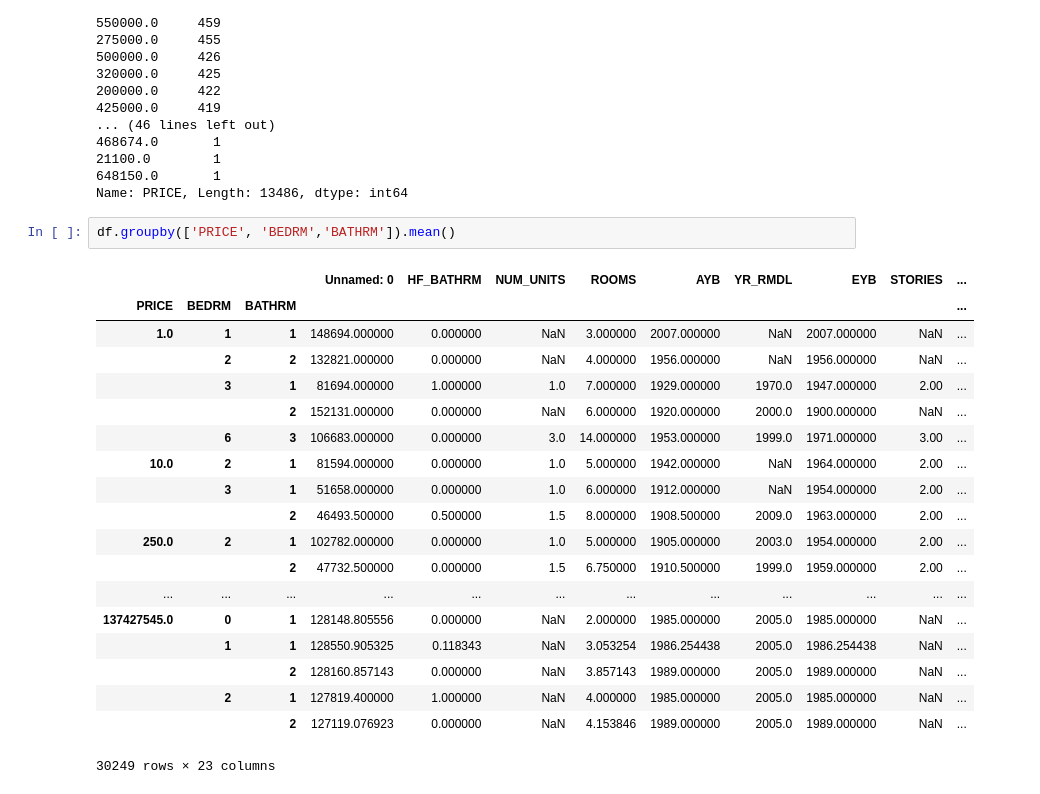
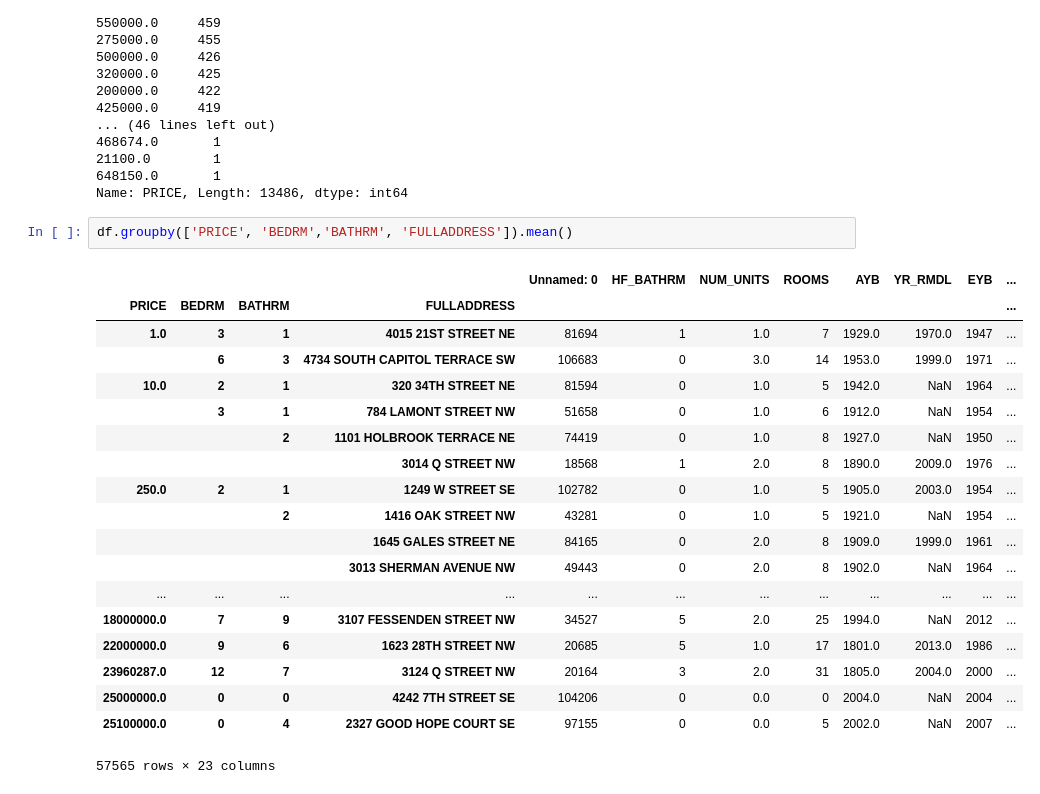
Before and after one commit to MehmetGithub/Dec2018DataBootcamp, a Jupyter notebook: Project1MD.ipynb, the cells around one changed output. Saved outputs shown, nothing was run; the diff lists cells and outputs as text.

```diff
--- a/Project1MD.ipynb
+++ b/Project1MD.ipynb
@@ -125,24 +125,24 @@ df['PRICE'].value_counts()
 648150.0       1
 Name: PRICE, Length: 13486, dtype: int64
 # %%
-df.groupby(['PRICE', 'BEDRM','BATHRM']).mean()
+df.groupby(['PRICE', 'BEDRM','BATHRM', 'FULLADDRESS']).mean()
 # %% [output]
-|  |  |  | Unnamed: 0 | HF_BATHRM | NUM_UNITS | ROOMS | AYB | YR_RMDL | EYB | STORIES | ... |
-| PRICE | BEDRM | BATHRM |  |  |  |  |  |  |  |  | ... |
-| 1.0 | 1 | 1 | 148694.000000 | 0.000000 | NaN | 3.000000 | 2007.000000 | NaN | 2007.000000 | NaN | ... |
-|  | 2 | 2 | 132821.000000 | 0.000000 | NaN | 4.000000 | 1956.000000 | NaN | 1956.000000 | NaN | ... |
-|  | 3 | 1 | 81694.000000 | 1.000000 | 1.0 | 7.000000 | 1929.000000 | 1970.0 | 1947.000000 | 2.00 | ... |
-|  |  | 2 | 152131.000000 | 0.000000 | NaN | 6.000000 | 1920.000000 | 2000.0 | 1900.000000 | NaN | ... |
-|  | 6 | 3 | 106683.000000 | 0.000000 | 3.0 | 14.000000 | 1953.000000 | 1999.0 | 1971.000000 | 3.00 | ... |
-| 10.0 | 2 | 1 | 81594.000000 | 0.000000 | 1.0 | 5.000000 | 1942.000000 | NaN | 1964.000000 | 2.00 | ... |
-|  | 3 | 1 | 51658.000000 | 0.000000 | 1.0 | 6.000000 | 1912.000000 | NaN | 1954.000000 | 2.00 | ... |
-|  |  | 2 | 46493.500000 | 0.500000 | 1.5 | 8.000000 | 1908.500000 | 2009.0 | 1963.000000 | 2.00 | ... |
-| 250.0 | 2 | 1 | 102782.000000 | 0.000000 | 1.0 | 5.000000 | 1905.000000 | 2003.0 | 1954.000000 | 2.00 | ... |
-|  |  | 2 | 47732.500000 | 0.000000 | 1.5 | 6.750000 | 1910.500000 | 1999.0 | 1959.000000 | 2.00 | ... |
+|  |  |  |  | Unnamed: 0 | HF_BATHRM | NUM_UNITS | ROOMS | AYB | YR_RMDL | EYB | ... |
+| PRICE | BEDRM | BATHRM | FULLADDRESS |  |  |  |  |  |  |  | ... |
+| 1.0 | 3 | 1 | 4015 21ST STREET NE | 81694 | 1 | 1.0 | 7 | 1929.0 | 1970.0 | 1947 | ... |
+|  | 6 | 3 | 4734 SOUTH CAPITOL TERRACE SW | 106683 | 0 | 3.0 | 14 | 1953.0 | 1999.0 | 1971 | ... |
+| 10.0 | 2 | 1 | 320 34TH STREET NE | 81594 | 0 | 1.0 | 5 | 1942.0 | NaN | 1964 | ... |
+|  | 3 | 1 | 784 LAMONT STREET NW | 51658 | 0 | 1.0 | 6 | 1912.0 | NaN | 1954 | ... |
+|  |  | 2 | 1101 HOLBROOK TERRACE NE | 74419 | 0 | 1.0 | 8 | 1927.0 | NaN | 1950 | ... |
+|  |  |  | 3014 Q STREET NW | 18568 | 1 | 2.0 | 8 | 1890.0 | 2009.0 | 1976 | ... |
+| 250.0 | 2 | 1 | 1249 W STREET SE | 102782 | 0 | 1.0 | 5 | 1905.0 | 2003.0 | 1954 | ... |
+|  |  | 2 | 1416 OAK STREET NW | 43281 | 0 | 1.0 | 5 | 1921.0 | NaN | 1954 | ... |
+|  |  |  | 1645 GALES STREET NE | 84165 | 0 | 2.0 | 8 | 1909.0 | 1999.0 | 1961 | ... |
+|  |  |  | 3013 SHERMAN AVENUE NW | 49443 | 0 | 2.0 | 8 | 1902.0 | NaN | 1964 | ... |
 | ... | ... | ... | ... | ... | ... | ... | ... | ... | ... | ... | ... |
-| 137427545.0 | 0 | 1 | 128148.805556 | 0.000000 | NaN | 2.000000 | 1985.000000 | 2005.0 | 1985.000000 | NaN | ... |
-|  | 1 | 1 | 128550.905325 | 0.118343 | NaN | 3.053254 | 1986.254438 | 2005.0 | 1986.254438 | NaN | ... |
-|  |  | 2 | 128160.857143 | 0.000000 | NaN | 3.857143 | 1989.000000 | 2005.0 | 1989.000000 | NaN | ... |
-|  | 2 | 1 | 127819.400000 | 1.000000 | NaN | 4.000000 | 1985.000000 | 2005.0 | 1985.000000 | NaN | ... |
-|  |  | 2 | 127119.076923 | 0.000000 | NaN | 4.153846 | 1989.000000 | 2005.0 | 1989.000000 | NaN | ... |
+| 18000000.0 | 7 | 9 | 3107 FESSENDEN STREET NW | 34527 | 5 | 2.0 | 25 | 1994.0 | NaN | 2012 | ... |
+| 22000000.0 | 9 | 6 | 1623 28TH STREET NW | 20685 | 5 | 1.0 | 17 | 1801.0 | 2013.0 | 1986 | ... |
+| 23960287.0 | 12 | 7 | 3124 Q STREET NW | 20164 | 3 | 2.0 | 31 | 1805.0 | 2004.0 | 2000 | ... |
+| 25000000.0 | 0 | 0 | 4242 7TH STREET SE | 104206 | 0 | 0.0 | 0 | 2004.0 | NaN | 2004 | ... |
+| 25100000.0 | 0 | 4 | 2327 GOOD HOPE COURT SE | 97155 | 0 | 0.0 | 5 | 2002.0 | NaN | 2007 | ... |
-30249 rows × 23 columns
+57565 rows × 23 columns
```
Also changed, not shown: parts of 14 cells of this notebook.
